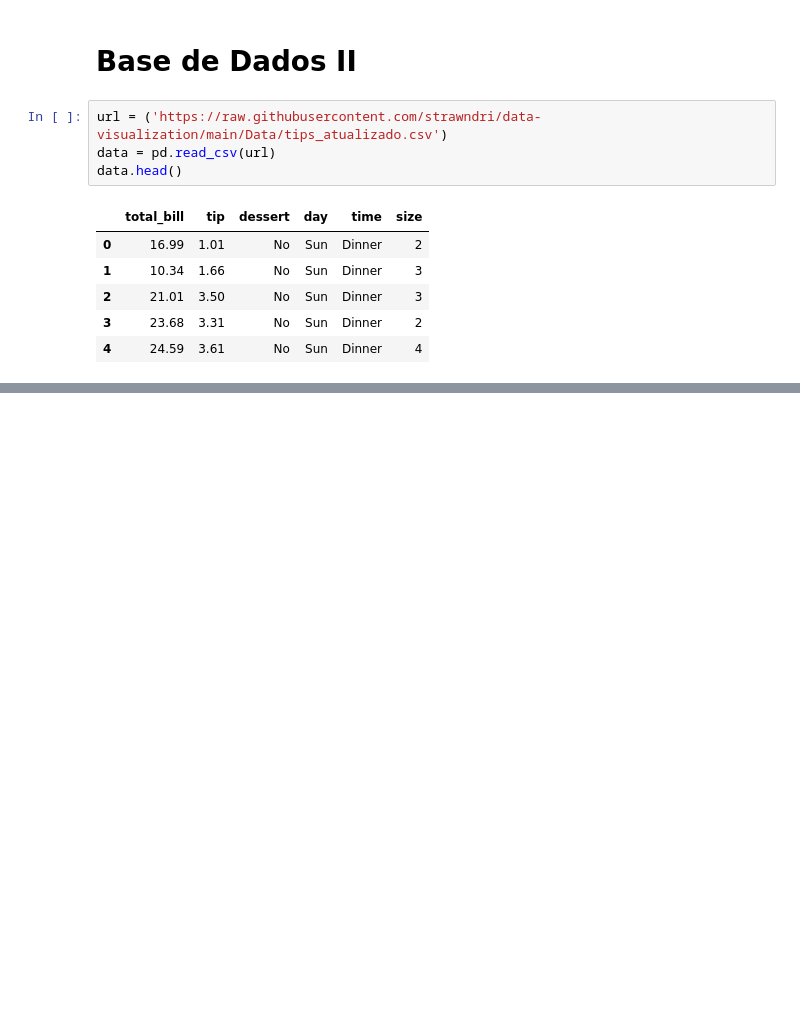
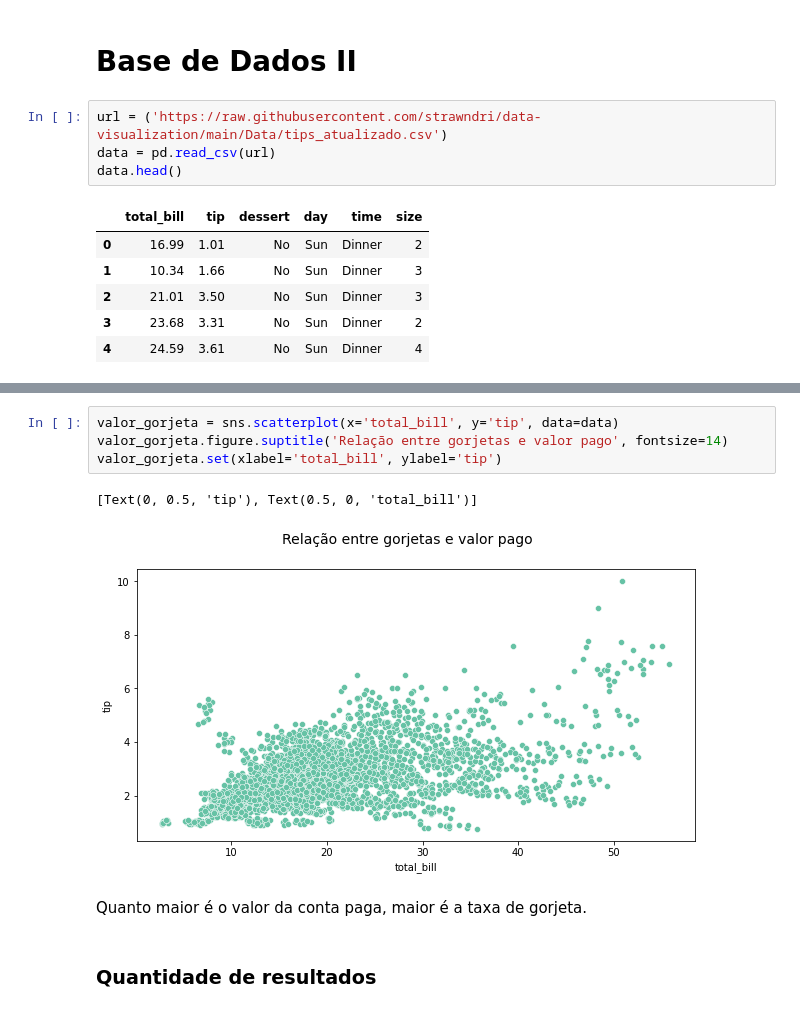
Before and after one commit to strawndri/data-visualization, a Jupyter notebook: Notebooks/Gorjetas.ipynb, the cells around one changed output, grey strips where cells are left out. Cells and saved outputs as stored; diff of their text form; blank space fills up the shorter version.

```diff
--- a/Notebooks/Gorjetas.ipynb
+++ b/Notebooks/Gorjetas.ipynb
@@ -507,0 +519,11 @@ data.head()
+# %%
+valor_gorjeta = sns.scatterplot(x='total_bill', y='tip', data=data)
+valor_gorjeta.figure.suptitle('Relação entre gorjetas e valor pago', fontsize=14)
+valor_gorjeta.set(xlabel='total_bill', ylabel='tip')
+# %% [output]
+[Text(0, 0.5, 'tip'), Text(0.5, 0, 'total_bill')]
+[figure, added]
+# %% [markdown]
+Quanto maior é o valor da conta paga, maior é a taxa de gorjeta.
+# %% [markdown]
+### Quantidade de resultados
```
Also changed, not shown: parts of 18 cells of this notebook.
